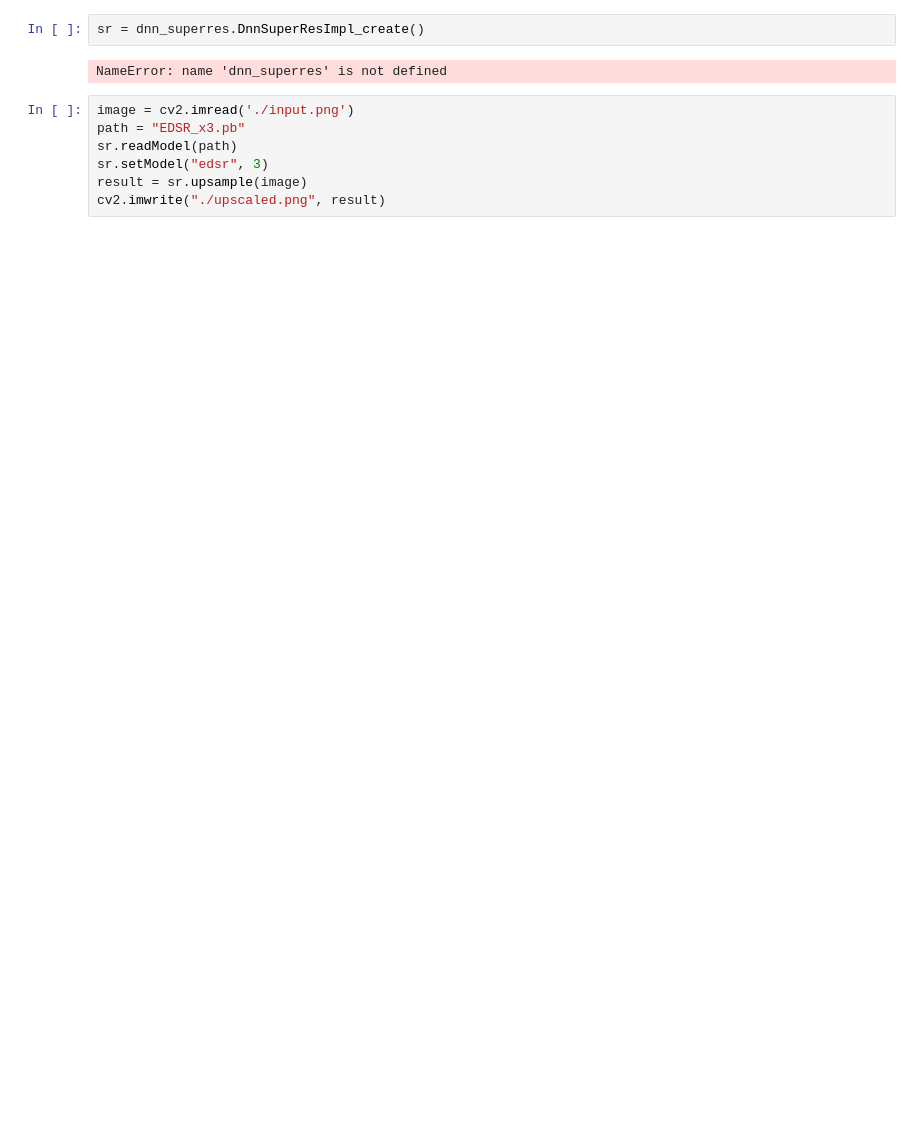
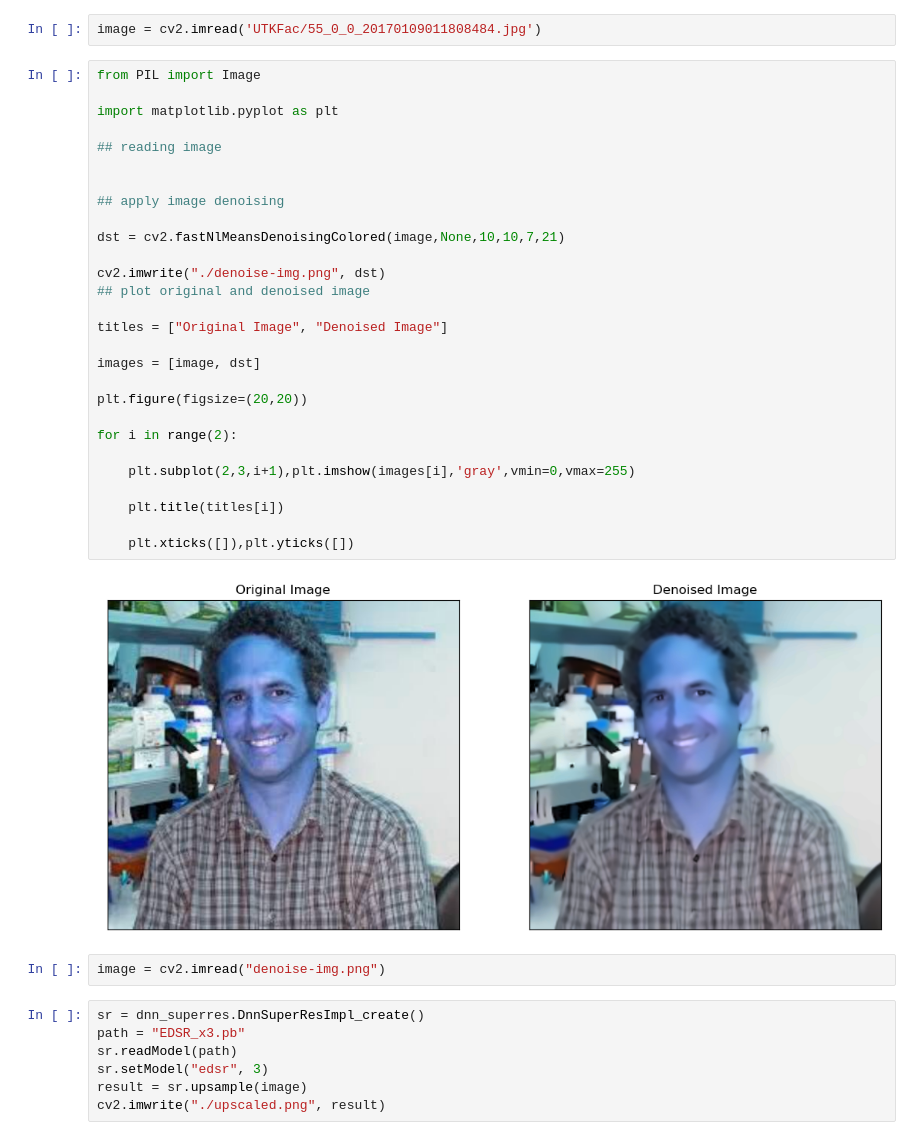
Before and after one commit to Tanny1810/Demographic-Analysis-By-Face-Detection-And-Recognition-For-Customer-Profiling, a Jupyter notebook: Image-SuperResolution-model.ipynb, the cells around one changed output. Cells and saved outputs as stored; diff of their text form; blank space fills up the shorter version.

```diff
--- a/Image-SuperResolution-model.ipynb
+++ b/Image-SuperResolution-model.ipynb
@@ -6,9 +4,39 @@ ImportError: cannot import name 'dnn_superres' from 'cv2' (C:\Users\Tanny\anacon
-# %%
-sr = dnn_superres.DnnSuperResImpl_create()
-# %% [output]
-NameError: name 'dnn_superres' is not defined
+# %%
+image = cv2.imread('UTKFac/55_0_0_20170109011808484.jpg')
+# %%
+from PIL import Image
+
+import matplotlib.pyplot as plt
+
+## reading image
+
+
+## apply image denoising
+
+dst = cv2.fastNlMeansDenoisingColored(image,None,10,10,7,21)
+
+cv2.imwrite("./denoise-img.png", dst)
+## plot original and denoised image
+
+titles = ["Original Image", "Denoised Image"]
+
+images = [image, dst]
+
+plt.figure(figsize=(20,20))
+
+for i in range(2):
+
+    plt.subplot(2,3,i+1),plt.imshow(images[i],'gray',vmin=0,vmax=255)
+
+    plt.title(titles[i])
+
+    plt.xticks([]),plt.yticks([])
+# %% [output]
+[figure, added]
+# %%
+image = cv2.imread("denoise-img.png")
 # %%
-image = cv2.imread('./input.png')
+sr = dnn_superres.DnnSuperResImpl_create()
 path = "EDSR_x3.pb"
 sr.readModel(path)
 sr.setModel("edsr", 3)
```
Also changed, not shown: parts of 1 cell of this notebook, 2 other files.
